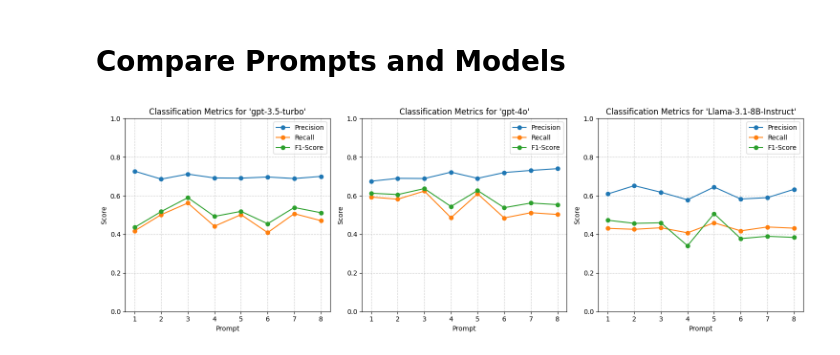
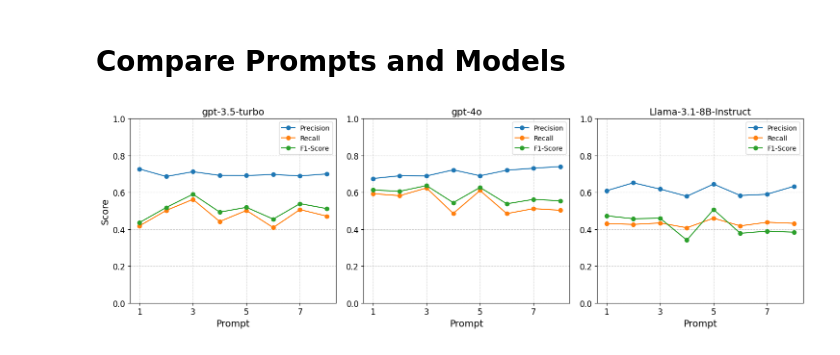
Before and after one commit to Marco-Consoloni/patent-sentence-classification, a Jupyter notebook: prompting/compare_prompting.ipynb, the cells around one changed output. Drawn from its saved outputs; the diff is of its cells as text; code cells hidden in the pictures.

```diff
--- a/prompting/compare_prompting.ipynb
+++ b/prompting/compare_prompting.ipynb
@@ -101,38 +101,38 @@ for file_name in os.listdir(folder_path):
         result_df = pd.read_excel(os.path.join(folder_path, file_name))
 
         # Extract prompt number
         prompt_number = file_name.split('_')[2].replace(".xlsx", "")[-1]
 
         # Set labels
         true_labels = result_df['sent_tag']
         predicted_labels = result_df['predicted_tag']
 
         # Calculate classification metrics
         precision = precision_score(true_labels, predicted_labels, average=average, zero_division=0)
         recall = recall_score(true_labels, predicted_labels, average=average, zero_division=0)
         f1 = f1_score(true_labels, predicted_labels, average=average, zero_division=0)
 
         # Store results
         if model_name not in all_models_results:
             all_models_results[model_name] = {}
         all_models_results[model_name][prompt_number] = {'precision': precision, 'recall': recall, 'f1': f1}
 
+plt.rcParams.update({'font.size': 14, 'axes.titlesize': 14, 'axes.labelsize': 14, 'xtick.labelsize': 12, 'ytick.labelsize': 12, 'legend.fontsize': 10})
+
 # Create subplots for each model in a row
 fig, axes = plt.subplots(1, len(all_models_results), figsize=(5 * len(all_models_results), 5))
-if len(all_models_results) == 1:
-    axes = [axes]
+axes = [axes] if len(all_models_results) == 1 else axes
 
-for ax, (model, results) in zip(axes, all_models_results.items()):
-    df = pd.DataFrame.from_dict(results, orient='index').sort_index().round(3)
-    df.plot(kind='line', marker='o', ax=ax)
+for i, (ax, (model, results)) in enumerate(zip(axes, all_models_results.items())):
+    pd.DataFrame(results).T.sort_index().round(3).plot(kind='line', marker='o', ax=ax)
     ax.set_ylim(0, 1)
-    ax.set_title(f"Classification Metrics for '{model}'")
+    ax.set_title(model)
     ax.set_xlabel('Prompt')
-    ax.set_ylabel('Score')
+    ax.set_ylabel('Score' if i == 0 else '')
     ax.legend(['Precision', 'Recall', 'F1-Score'])
     ax.grid(True, linestyle='--', alpha=0.6)
 
 plt.tight_layout()
 plt.show()
 # %% [output]
-[figure, old version]
+[figure, new version]
```
